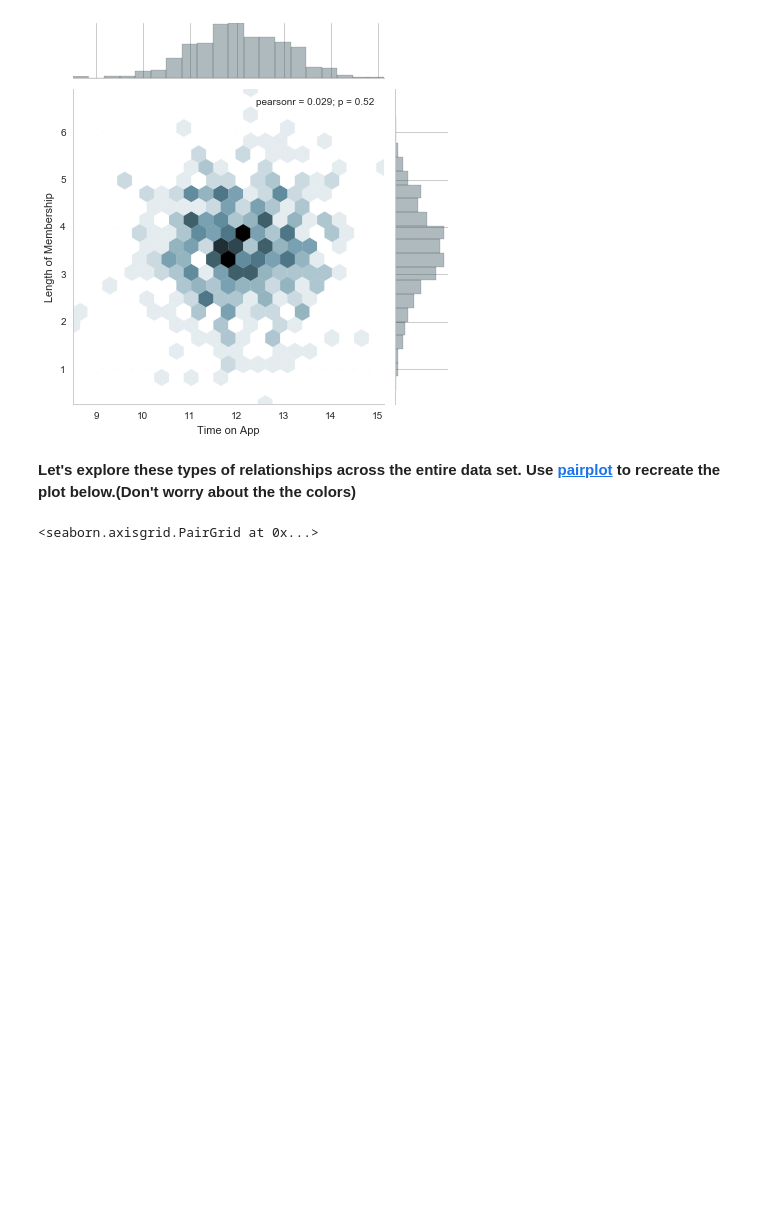
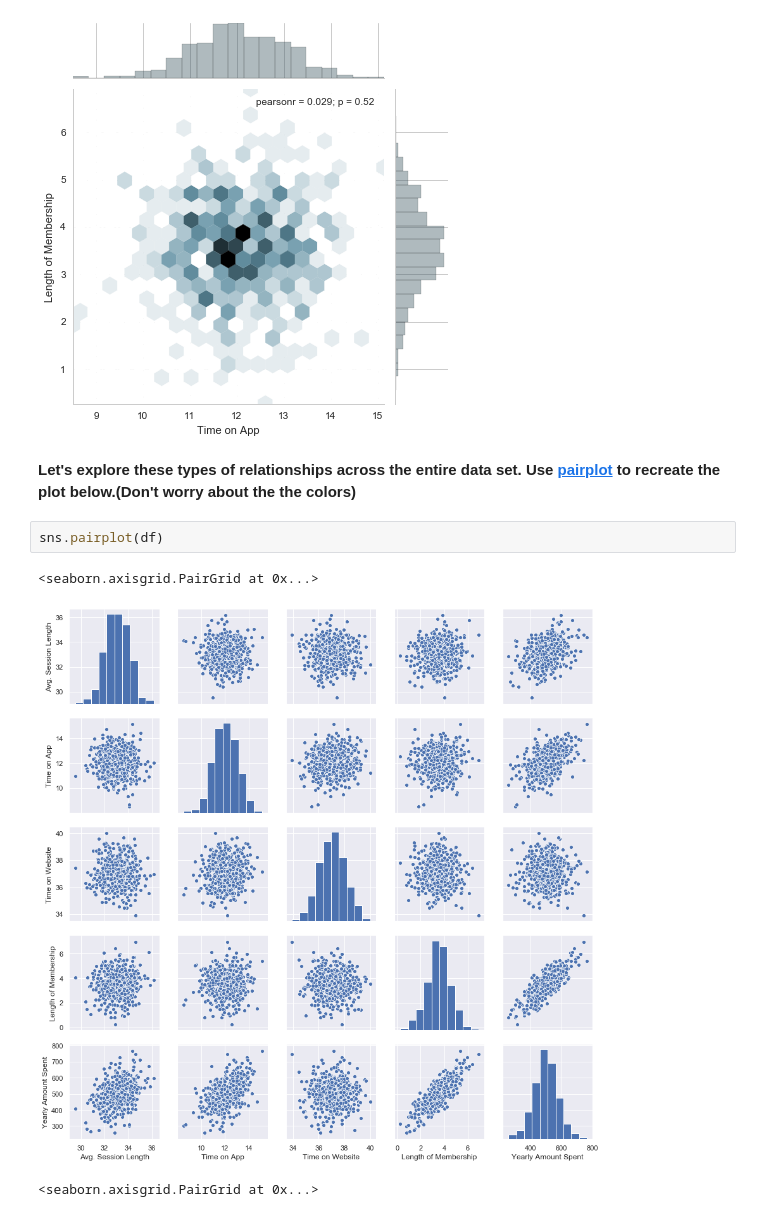
Before and after one commit to jonnohuang/Python-for-Data-Science-and-Machine-Learning-Bootcamp, a Jupyter notebook: 11-Linear-Regression/02-Linear Regression Project.ipynb, the cells around one changed output. Cells and saved outputs as stored; diff of their text form; blank space fills up the shorter version.

```diff
--- a/11-Linear-Regression/02-Linear Regression Project.ipynb
+++ b/11-Linear-Regression/02-Linear Regression Project.ipynb
@@ -87,6 +149,11 @@ ___
 [figure]
 # %% [markdown]
 **Let's explore these types of relationships across the entire data set. Use [pairplot](https://stanford.edu/~mwaskom/software/seaborn/tutorial/axis_grids.html#plotting-pairwise-relationships-with-pairgrid-and-pairplot) to recreate the plot below.(Don't worry about the the colors)**
+# %%
+sns.pairplot(df)
+# %% [output]
+<seaborn.axisgrid.PairGrid at 0x...>
+[figure, added]
 # %%
 # %% [output]
 <seaborn.axisgrid.PairGrid at 0x...>
```
Also changed, not shown: parts of 35 cells of this notebook.
